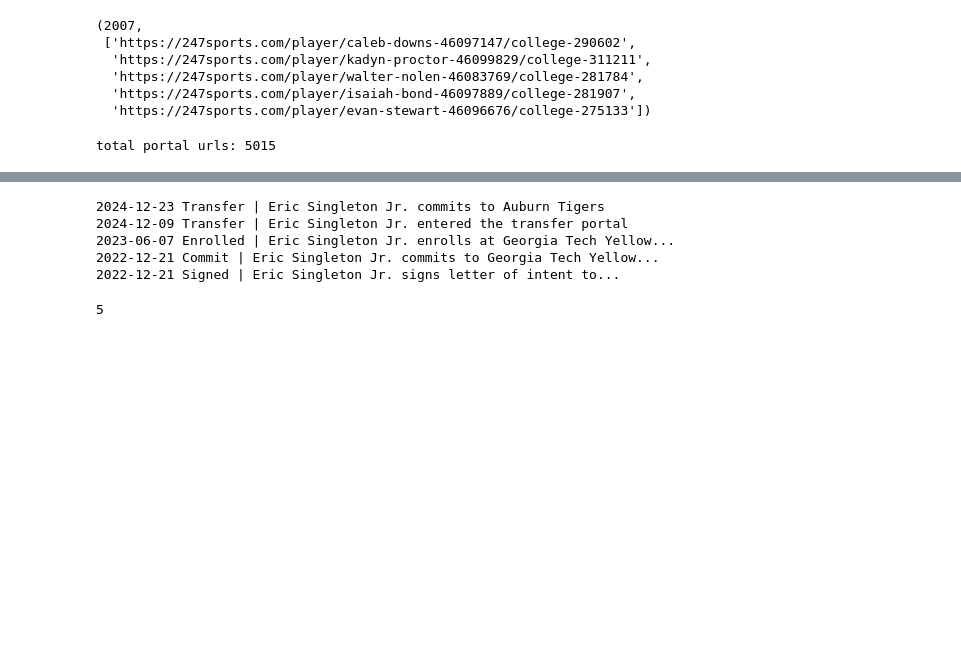
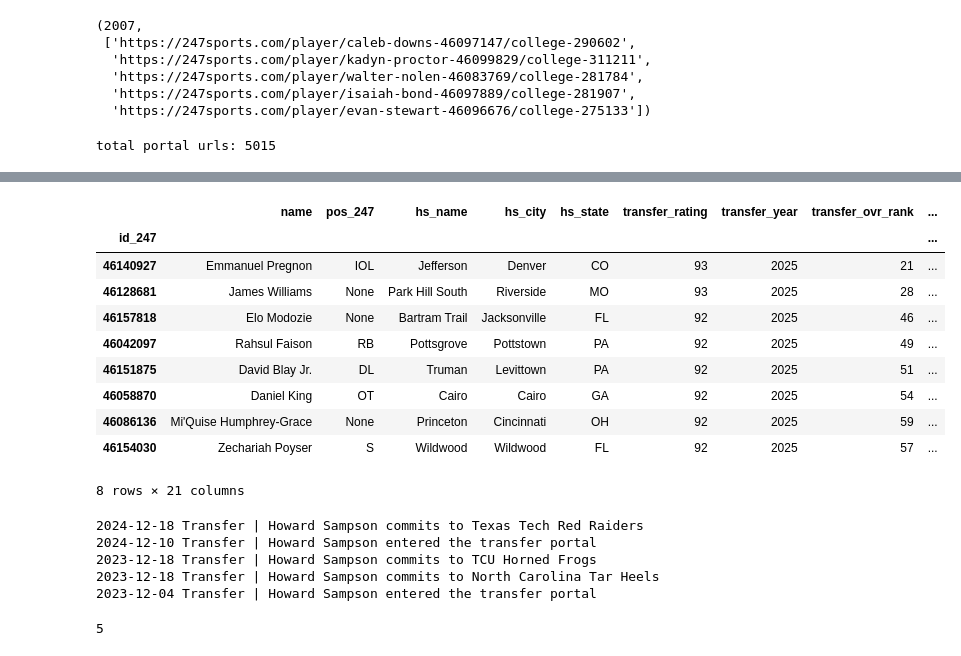
Before and after one commit to jdkincan/recruiting-reader, a Jupyter notebook: scraper-test.ipynb, the cells around one changed output, grey strips where cells are left out. Cells and saved outputs as stored; diff of their text form; code cells hidden in the pictures; blank space fills up the shorter version.

```diff
--- a/scraper-test.ipynb
+++ b/scraper-test.ipynb
@@ -842,11 +830 @@ def scrape_player(driver, player_url: str):
-# %%
-for u in tqdm(url):
-    try:
-        d = scrape_player(driver, u)
-        rows.append(d)
-        append_cache(d)
-    except Exception as e:
-        print("FAIL", u, e)
-
-portal_df = pd.DataFrame(rows)
 # %%
@@ -1065,3 +953,45 @@ FAIL https://247sports.com/player/landen-thomas-46132484/college-300534 HTTPConn
+# %%
+import os, json, time, re
+import pandas as pd
+CACHE_PATH = "portal_cache_2025_1217_run1.jsonl"
+def load_cache(path=CACHE_PATH):
+    if not os.path.exists(path):
+        return {}
+    out = {}
+    with open(path, "r") as f:
+        for line in f:
+            try:
+                d = json.loads(line)
+                # key by source_player_url (your scrape_player returns it)
+                k = (d.get("source_player_url") or "").rstrip("/")
+                if k:
+                    out[k] = d
+            except:
+                pass
+    return out
+# %%
+portal_df_test = pd.DataFrame(load_cache(CACHE_PATH)).T.set_index('id_247')
+# %%
+# portal_df_test[['pos_247', 'hs_pos']].tail(15)
+portal_df_test[portal_df_test['hs_pos'].isna()]#.iloc[0]#['source_player_url']#['source_hs_url']
+# portal_df_test.set_index('name').loc['Nico Iamaleava']#[].head(15)#\
+# portal_df_test.isna().sum()
+# portal_df_test.reset_index().head(10).loc[5]['source_player_url']
+# portal_df_test.head()
+# fix pos_247, transfer_pos_rank bug
+# rating bug
+# %% [output]
+|  | name | pos_247 | hs_name | hs_city | hs_state | transfer_rating | transfer_year | transfer_ovr_rank | ... |
+| id_247 |  |  |  |  |  |  |  |  | ... |
+| 46140927 | Emmanuel Pregnon | IOL | Jefferson | Denver | CO | 93 | 2025 | 21 | ... |
+| 46128681 | James Williams | None | Park Hill South | Riverside | MO | 93 | 2025 | 28 | ... |
+| 46157818 | Elo Modozie | None | Bartram Trail | Jacksonville | FL | 92 | 2025 | 46 | ... |
+| 46042097 | Rahsul Faison | RB | Pottsgrove | Pottstown | PA | 92 | 2025 | 49 | ... |
+| 46151875 | David Blay Jr. | DL | Truman | Levittown | PA | 92 | 2025 | 51 | ... |
+| 46058870 | Daniel King | OT | Cairo | Cairo | GA | 92 | 2025 | 54 | ... |
+| 46086136 | Mi'Quise Humphrey-Grace | None | Princeton | Cincinnati | OH | 92 | 2025 | 59 | ... |
+| 46154030 | Zechariah Poyser | S | Wildwood | Wildwood | FL | 92 | 2025 | 57 | ... |
+8 rows × 21 columns
 # %%
 def test_timeline(driver, player_url):
     driver.get(player_url)
@@ -1080,12 +1010,12 @@ def test_timeline(driver, player_url):
     return events
 
 
-events = test_timeline(driver, "https://247sports.com/player/eric-singleton-jr-46134398/college-297869/")
+events = test_timeline(driver, "https://247sports.com/player/howard-sampson-46129672/college-310950/")
 len(events)
 # %% [output]
-2024-12-23 Transfer | Eric Singleton Jr. commits to Auburn Tigers
-2024-12-09 Transfer | Eric Singleton Jr. entered the transfer portal
-2023-06-07 Enrolled | Eric Singleton Jr. enrolls at Georgia Tech Yellow...
-2022-12-21 Commit | Eric Singleton Jr. commits to Georgia Tech Yellow...
-2022-12-21 Signed | Eric Singleton Jr. signs letter of intent to...
+2024-12-18 Transfer | Howard Sampson commits to Texas Tech Red Raiders
+2024-12-10 Transfer | Howard Sampson entered the transfer portal
+2023-12-18 Transfer | Howard Sampson commits to TCU Horned Frogs
+2023-12-18 Transfer | Howard Sampson commits to North Carolina Tar Heels
+2023-12-04 Transfer | Howard Sampson entered the transfer portal
 5
```
Also changed, not shown: parts of 6 cells of this notebook.
